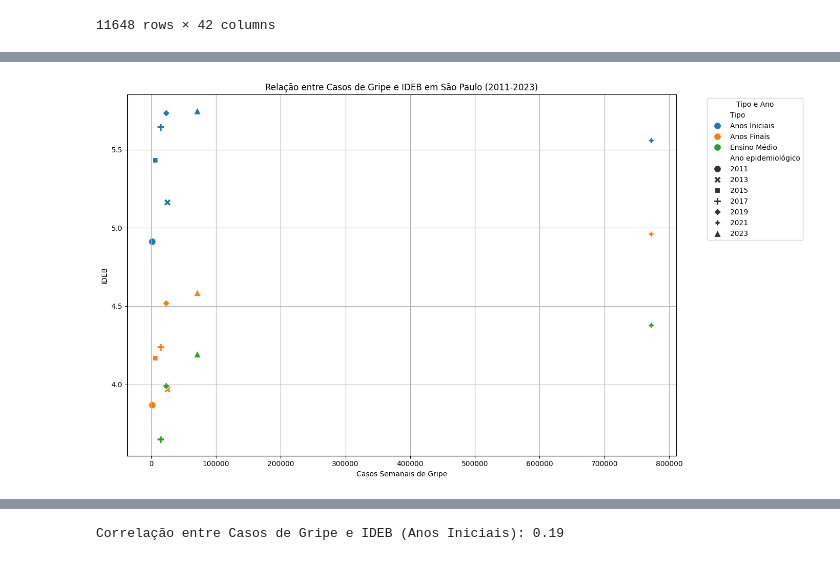
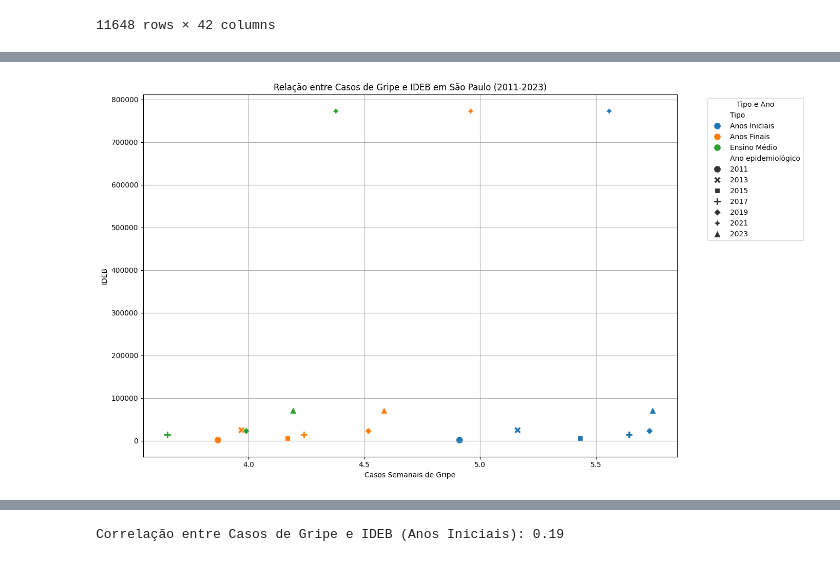
Before and after one commit to cesarfkb/trabalho-CD-semestral, a Jupyter notebook: Projeto_S1_CD.ipynb, the cells around one changed output, grey strips where cells are left out. Cells and saved outputs as stored; diff of their text form; code cells hidden in the pictures.

```diff
--- a/Projeto_S1_CD.ipynb
+++ b/Projeto_S1_CD.ipynb
@@ -156,0 +157,8 @@ nome_cidades = list(dict_cidades.keys())
+# %%
+dict_cidades = {}
+for municipio, codigo in municipios_sp.items():
+    teste = search_string(f'{municipio}')
+    if municipio in list(teste.keys()):
+        dict_cidades[municipio] = codigo
+
+len(dict_cidades)
@@ -465,28 +488,28 @@ df_merge_gripe_escolaridade_ai
 # %%
 df_merge_gripe_escolaridade_ai['Tipo'] = 'Anos Iniciais'
 df_merge_gripe_escolaridade_af['Tipo'] = 'Anos Finais'
 df_merge_gripe_escolaridade_em['Tipo'] = 'Ensino Médio'
 
 df_merge_total = pd.concat([df_merge_gripe_escolaridade_ai, df_merge_gripe_escolaridade_af], ignore_index=True)
 
 df_merge_total = pd.concat([df_merge_total, df_merge_gripe_escolaridade_em], ignore_index=True)
 
 plt.figure(figsize=(14, 8))
 sns.scatterplot(
     data=df_merge_total,
-    x='Casos semanais reportados até a última atualização',
-    y='IDEB',
+    x='IDEB',
+    y='Casos semanais reportados até a última atualização',
     hue='Tipo',
     style='Ano epidemiológico',
     s=100
 )
 
 plt.title('Relação entre Casos de Gripe e IDEB em São Paulo (2011-2023)')
 plt.xlabel('Casos Semanais de Gripe')
 plt.ylabel('IDEB')
 plt.legend(title='Tipo e Ano', bbox_to_anchor=(1.05, 1), loc='upper left')
 plt.grid(True)
 plt.tight_layout()
 plt.show()
 # %% [output]
-[figure, old version]
+[figure, new version]
```
Also changed, not shown: parts of 14 cells of this notebook.
